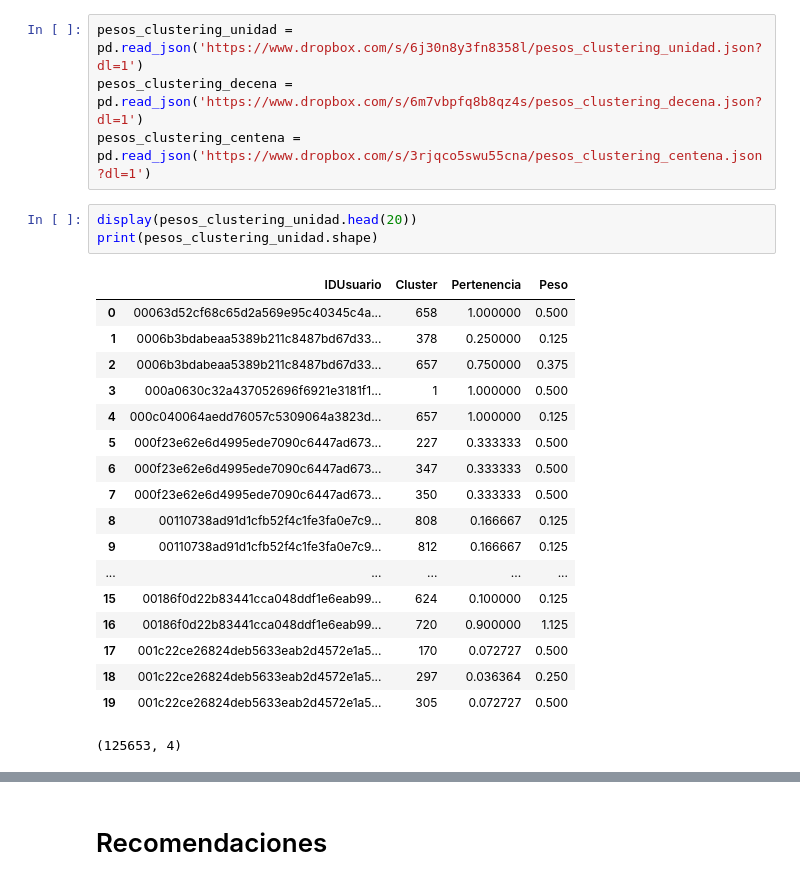
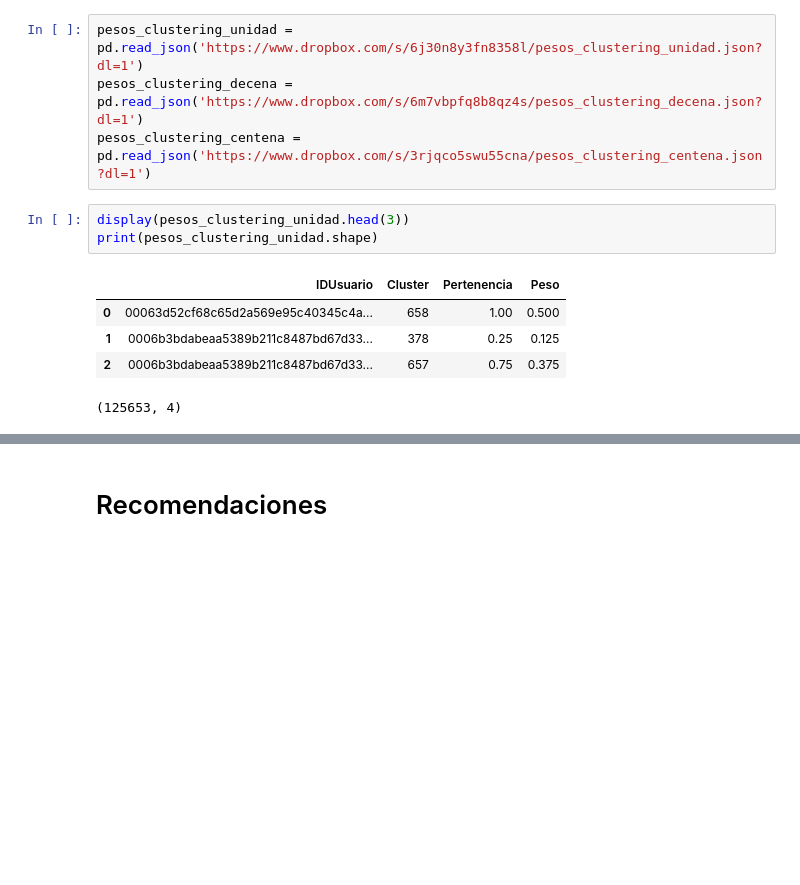
Before and after one commit to Johan-Ortegon-1/uaque, a Jupyter notebook: V2_Clustering_+_Recomendations/ClusteringYRecomendacionesDifusas.ipynb, the cells around one changed output, grey strips where cells are left out. Saved outputs shown, nothing was run; the diff lists cells and outputs as text; blank space fills up the shorter version.

```diff
--- a/V2_Clustering_+_Recomendations/ClusteringYRecomendacionesDifusas.ipynb
+++ b/V2_Clustering_+_Recomendations/ClusteringYRecomendacionesDifusas.ipynb
@@ -437,24 +380,11 @@ pesos_clustering_unidad = pd.read_json('https://www.dropbox.com/s/6j30n8y3fn8358
 pesos_clustering_decena = pd.read_json('https://www.dropbox.com/s/6m7vbpfq8b8qz4s/pesos_clustering_decena.json?dl=1')
 pesos_clustering_centena = pd.read_json('https://www.dropbox.com/s/3rjqco5swu55cna/pesos_clustering_centena.json?dl=1')
 # %%
-display(pesos_clustering_unidad.head(20))
+display(pesos_clustering_unidad.head(3))
 print(pesos_clustering_unidad.shape)
 # %% [output]
 |  | IDUsuario | Cluster | Pertenencia | Peso |
-| 0 | 00063d52cf68c65d2a569e95c40345c4a... | 658 | 1.000000 | 0.500 |
-| 1 | 0006b3bdabeaa5389b211c8487bd67d33... | 378 | 0.250000 | 0.125 |
-| 2 | 0006b3bdabeaa5389b211c8487bd67d33... | 657 | 0.750000 | 0.375 |
-| 3 | 000a0630c32a437052696f6921e3181f1... | 1 | 1.000000 | 0.500 |
-| 4 | 000c040064aedd76057c5309064a3823d... | 657 | 1.000000 | 0.125 |
-| 5 | 000f23e62e6d4995ede7090c6447ad673... | 227 | 0.333333 | 0.500 |
-| 6 | 000f23e62e6d4995ede7090c6447ad673... | 347 | 0.333333 | 0.500 |
-| 7 | 000f23e62e6d4995ede7090c6447ad673... | 350 | 0.333333 | 0.500 |
-| 8 | 00110738ad91d1cfb52f4c1fe3fa0e7c9... | 808 | 0.166667 | 0.125 |
-| 9 | 00110738ad91d1cfb52f4c1fe3fa0e7c9... | 812 | 0.166667 | 0.125 |
-| ... | ... | ... | ... | ... |
-| 15 | 00186f0d22b83441cca048ddf1e6eab99... | 624 | 0.100000 | 0.125 |
-| 16 | 00186f0d22b83441cca048ddf1e6eab99... | 720 | 0.900000 | 1.125 |
-| 17 | 001c22ce26824deb5633eab2d4572e1a5... | 170 | 0.072727 | 0.500 |
-| 18 | 001c22ce26824deb5633eab2d4572e1a5... | 297 | 0.036364 | 0.250 |
-| 19 | 001c22ce26824deb5633eab2d4572e1a5... | 305 | 0.072727 | 0.500 |
+| 0 | 00063d52cf68c65d2a569e95c40345c4a... | 658 | 1.00 | 0.500 |
+| 1 | 0006b3bdabeaa5389b211c8487bd67d33... | 378 | 0.25 | 0.125 |
+| 2 | 0006b3bdabeaa5389b211c8487bd67d33... | 657 | 0.75 | 0.375 |
 (125653, 4)
```
Also changed, not shown: parts of 48 cells of this notebook.
